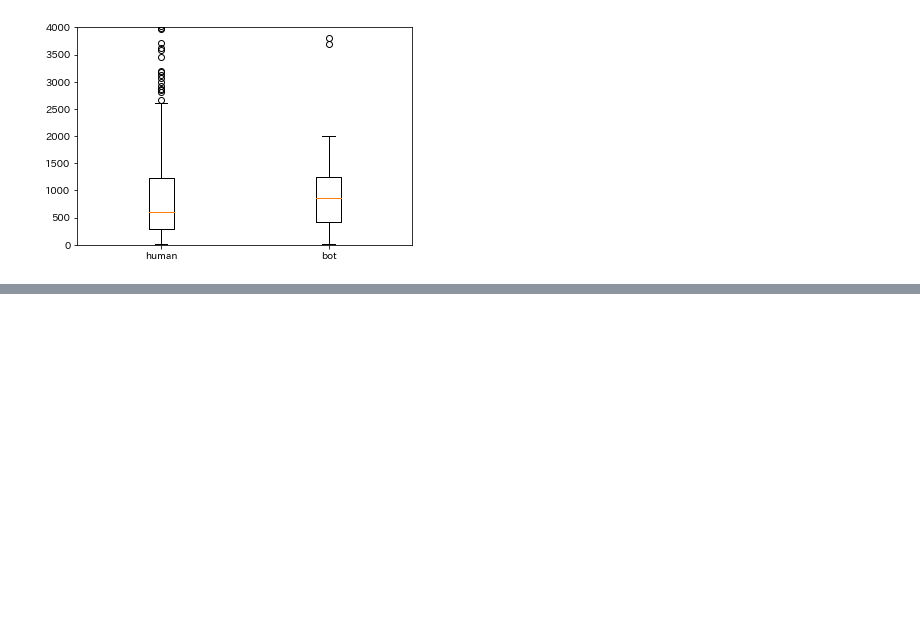
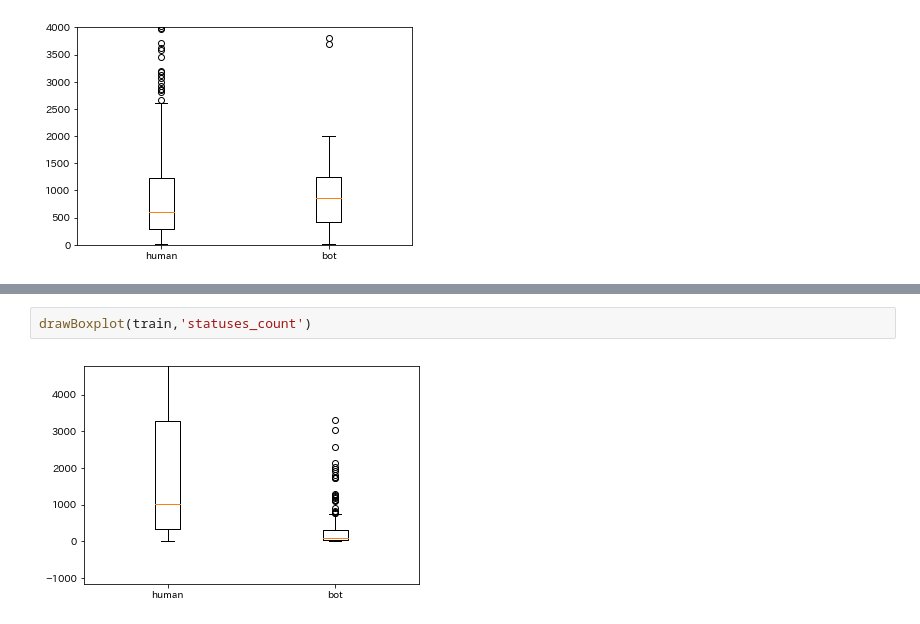
Before and after one commit to Satoshi-Kamakura/SIGNATE, a Jupyter notebook: tutorial6/data_evaluation.ipynb, the cells around one changed output, grey strips where cells are left out. Drawn from its saved outputs; the diff is of its cells as text; blank space fills up the shorter version.

```diff
--- a/tutorial6/data_evaluation.ipynb
+++ b/tutorial6/data_evaluation.ipynb
@@ -73,0 +91,4 @@ Name: friends_count, Length: 1345, dtype: int64
+# %%
+drawBoxplot(train,'statuses_count')
+# %% [output]
+[figure, added]
```
Also changed, not shown: parts of 13 cells of this notebook, 1 other file.
